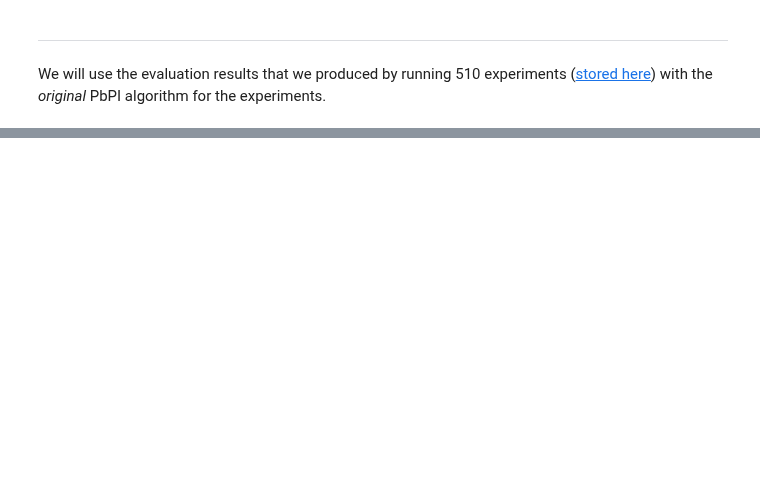
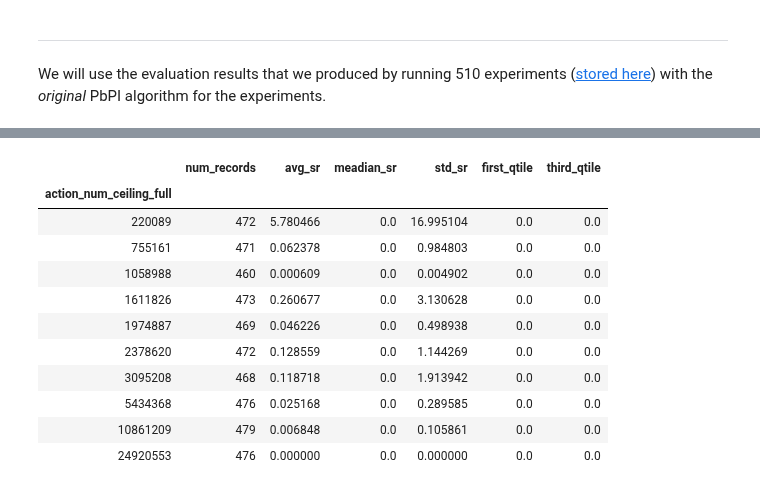
Before and after one commit to PandulaP/RL_Research, a Jupyter notebook: Pb_policy_iteration/cart_pole_modified_env/new_eval_plots/design_new_eval_plot.ipynb, the cells around one changed output, grey strips where cells are left out. Drawn from its saved outputs; the diff is of its cells as text; code cells hidden in the pictures; blank space fills up the shorter version.

```diff
--- a/Pb_policy_iteration/cart_pole_modified_env/new_eval_plots/design_new_eval_plot.ipynb
+++ b/Pb_policy_iteration/cart_pole_modified_env/new_eval_plots/design_new_eval_plot.ipynb
@@ -51,0 +212,34 @@ eval_full_file_original = pd.concat(eval_f_list_original)
+# %%
+# Compute bins for the 'actions'
+# Here, I use the percentile values of the existing 'action' values
+#  to define the lower and upper limits of the bins
+
+# bins computed for full dataset
+bins_full = []
+
+for val in np.arange(0,1.1,0.1):
+    if val == 1:
+        bins_full.append(int(sr_action_pairs_50_states_df.actions.quantile(val)+1))
+    else:
+        bins_full.append(int(sr_action_pairs_50_states_df.actions.quantile(val)-1))
+
+
+# bins computed for reduced dataset
+# (only include successful SR-action pairs)
+bins_reduced = []
+
+for val in np.arange(0,1.1,0.1):
+    if val == 1:
+        bins_reduced.append(int(sr_action_pairs_50_states_df.loc[sr_action_pairs_50_states_df.SR>0,:].actions.quantile(val)+1))
+    else:
+        bins_reduced.append(int(sr_action_pairs_50_states_df.loc[sr_action_pairs_50_states_df.SR>0,:].actions.quantile(val)-1))
+# %%
+# Create a new column with the bins
+sr_action_pairs_50_states_df.loc[:,'action_bins_full'] = pd.cut(sr_action_pairs_50_states_df.actions, bins_full)
+sr_action_pairs_50_states_df.loc[:,'action_bins_reduced'] = pd.cut(sr_action_pairs_50_states_df.actions, bins_reduced)
+
+# Compute a new column with the ceiling value of the bins
+sr_action_pairs_50_states_df.loc[:,'action_num_ceiling_full'] = sr_action_pairs_50_states_df.action_bins_full.apply(lambda interval: interval.right)
+sr_action_pairs_50_states_df.loc[:,'action_num_ceiling_reduced'] = sr_action_pairs_50_states_df.action_bins_reduced.apply(lambda interval: interval.right)
+
+sr_action_pairs_50_states_df.head(10)
@@ -51,0 +258,24 @@ eval_full_file_original = pd.concat(eval_f_list_original)
+# %%
+# Compute summary stats on the full dataset (including unsuccessful 'sr-action' pairs)
+summary_1 = sr_action_pairs_50_states_df.groupby('action_num_ceiling_full').SR.agg({'num_records': 'count'
+                                                                                    , 'avg_sr': 'mean'
+                                                                                    , 'meadian_sr': 'median'
+                                                                                    , 'std_sr': 'std'
+                                                                                    , 'first_qtile' : lambda x : np.quantile(x, q=0.25)
+                                                                                    , 'third_qtile' : lambda x : np.quantile(x, q=0.75)}
+                                                                                    )
+
+summary_1
+# %% [output]
+|  | num_records | avg_sr | meadian_sr | std_sr | first_qtile | third_qtile |
+| action_num_ceiling_full |  |  |  |  |  |  |
+| 220089 | 472 | 5.780466 | 0.0 | 16.995104 | 0.0 | 0.0 |
+| 755161 | 471 | 0.062378 | 0.0 | 0.984803 | 0.0 | 0.0 |
+| 1058988 | 460 | 0.000609 | 0.0 | 0.004902 | 0.0 | 0.0 |
+| 1611826 | 473 | 0.260677 | 0.0 | 3.130628 | 0.0 | 0.0 |
+| 1974887 | 469 | 0.046226 | 0.0 | 0.498938 | 0.0 | 0.0 |
+| 2378620 | 472 | 0.128559 | 0.0 | 1.144269 | 0.0 | 0.0 |
+| 3095208 | 468 | 0.118718 | 0.0 | 1.913942 | 0.0 | 0.0 |
+| 5434368 | 476 | 0.025168 | 0.0 | 0.289585 | 0.0 | 0.0 |
+| 10861209 | 479 | 0.006848 | 0.0 | 0.105861 | 0.0 | 0.0 |
+| 24920553 | 476 | 0.000000 | 0.0 | 0.000000 | 0.0 | 0.0 |
```
Also changed, not shown: parts of 36 cells of this notebook, 2 other files.
